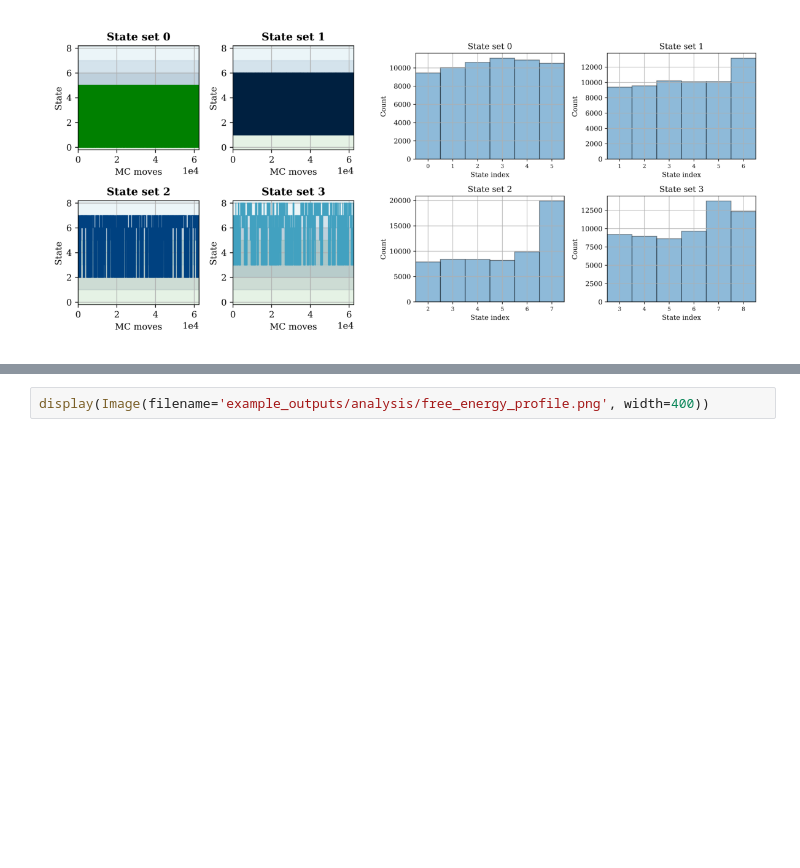
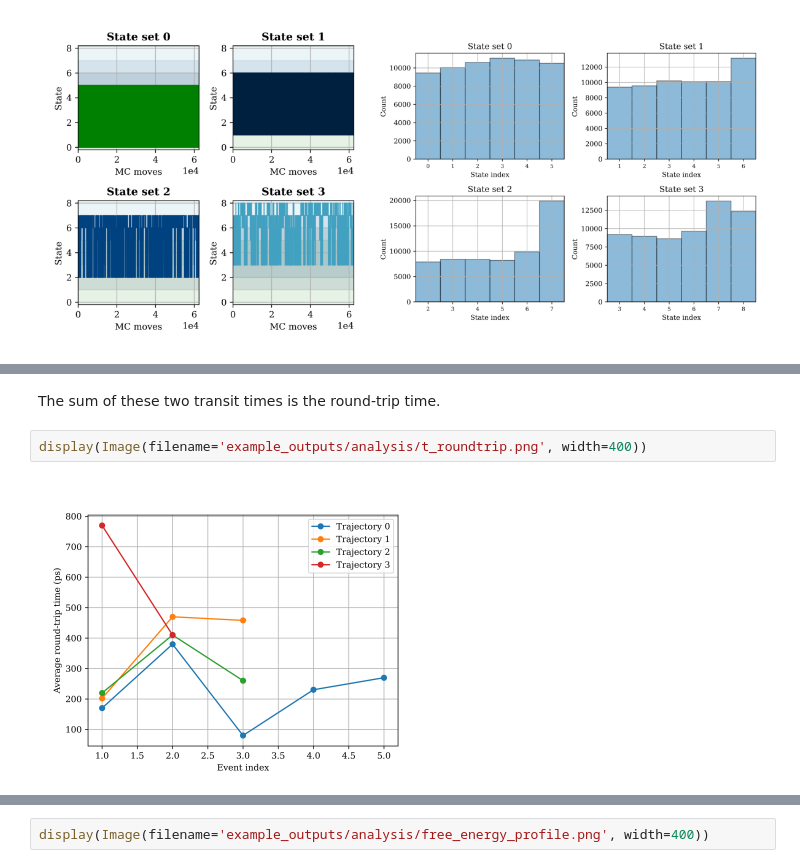
Before and after one commit to wehs7661/ensemble_md, a Jupyter notebook: docs/examples/tutorial_1/standard_REXEE.ipynb, the cells around one changed output, grey strips where cells are left out. Saved outputs shown, nothing was run; the diff lists cells and outputs as text; blank space fills up the shorter version.

```diff
--- a/docs/examples/tutorial_1/standard_REXEE.ipynb
+++ b/docs/examples/tutorial_1/standard_REXEE.ipynb
@@ -352,2 +354,8 @@ display_images_matplotlib(images, rows=1, figsize=(15, 7.5))
+# %% [markdown]
+The sum of these two transit times is the round-trip time.
+# %%
+display(Image(filename='example_outputs/analysis/t_roundtrip.png', width=400))
+# %% [output]
+[figure, added]
 # %% [markdown]
 ### 4.3. Free energy calculation
```
Also changed, not shown: parts of 6 cells of this notebook.
